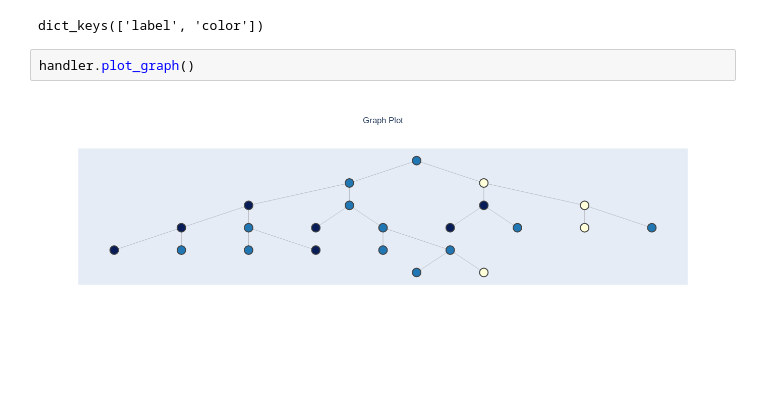
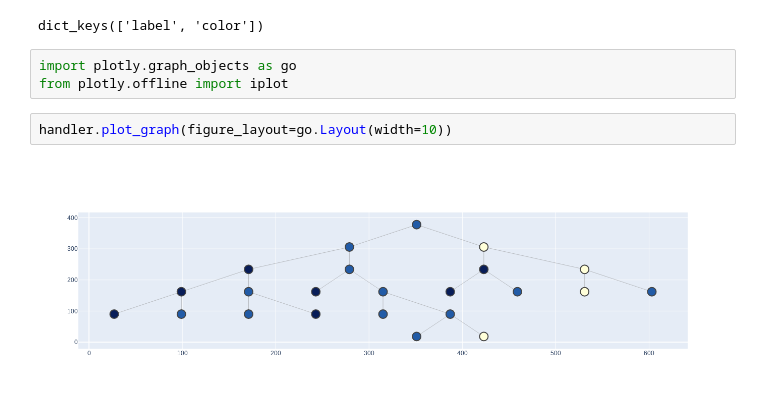
Before and after one commit to wolfenfeld/Palant-ri, a Jupyter notebook: notebooks/graph_demo.ipynb, the cells around one changed output. Saved outputs shown, nothing was run; the diff lists cells and outputs as text; blank space fills up the shorter version.

Commit message:
updated graph plots

```diff
--- a/notebooks/graph_demo.ipynb
+++ b/notebooks/graph_demo.ipynb
@@ -79,7 +91,10 @@ handler = GraphPlotHandler.from_decision_tree(decision_tree=estimator, feature_n
 handler.graph.nodes(data=True)['0'].keys()
 # %% [output]
 dict_keys(['label', 'color'])
-# %%
-handler.plot_graph()
-# %% [output]
-[figure, removed]
+# %%
+import plotly.graph_objects as go
+from plotly.offline import iplot
+# %%
+handler.plot_graph(figure_layout=go.Layout(width=10))
+# %% [output]
+[figure, added]
```
Also changed, not shown: parts of 11 cells of this notebook, 2 other files.
